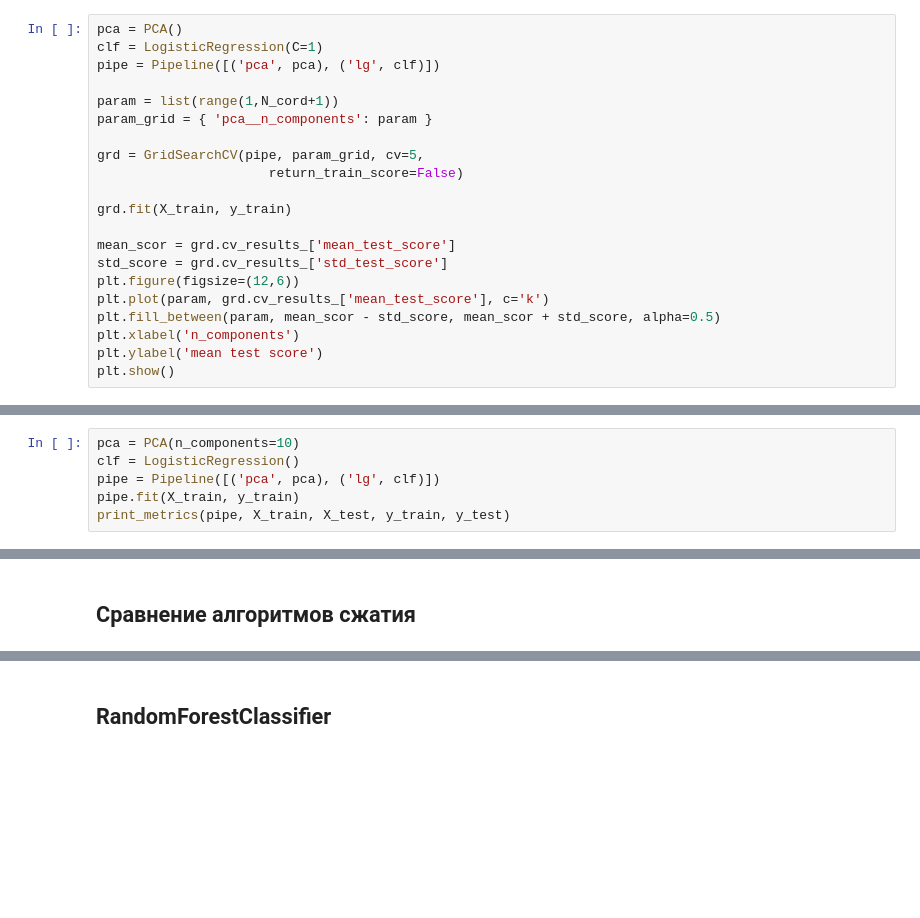
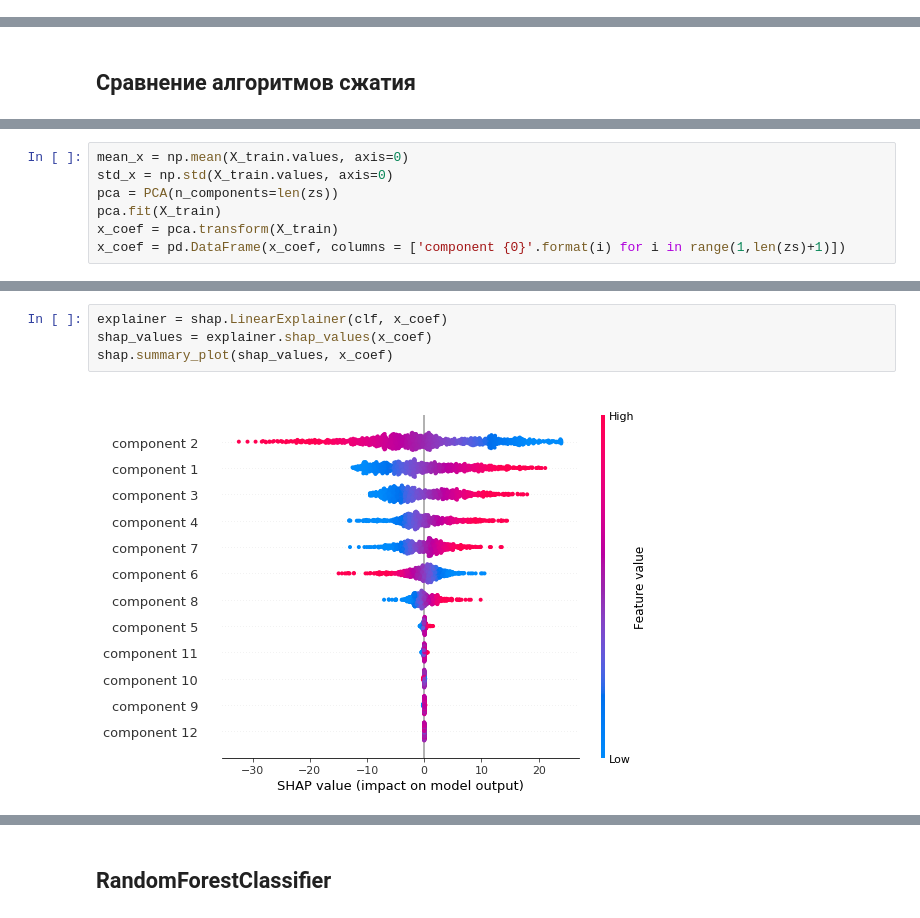
Before and after one commit to WadimZakharov/decompos_SSP, a Jupyter notebook: classif/classification winter summer.ipynb, the cells around one changed output, grey strips where cells are left out. Saved outputs shown, nothing was run; the diff lists cells and outputs as text; blank space fills up the shorter version.

```diff
--- a/classif/classification winter summer.ipynb
+++ b/classif/classification winter summer.ipynb
@@ -207,21 +141,0 @@ Min Brier score is 0.005 with threshold = 0.08
-# %%
-pca = PCA()
-clf = LogisticRegression(C=1)
-pipe = Pipeline([('pca', pca), ('lg', clf)])
-
-param = list(range(1,N_cord+1))
-param_grid = { 'pca__n_components': param }
-
-grd = GridSearchCV(pipe, param_grid, cv=5,
-                      return_train_score=False)
-
-grd.fit(X_train, y_train)
-
-mean_scor = grd.cv_results_['mean_test_score']
-std_score = grd.cv_results_['std_test_score']
-plt.figure(figsize=(12,6))
-plt.plot(param, grd.cv_results_['mean_test_score'], c='k')
-plt.fill_between(param, mean_scor - std_score, mean_scor + std_score, alpha=0.5)
-plt.xlabel('n_components')
-plt.ylabel('mean test score')
-plt.show()
@@ -230,6 +141,0 @@ plt.show()
-# %%
-pca = PCA(n_components=10)
-clf = LogisticRegression()
-pipe = Pipeline([('pca', pca), ('lg', clf)])
-pipe.fit(X_train, y_train)
-print_metrics(pipe, X_train, X_test, y_train, y_test)
@@ -275,0 +185,7 @@ Use tf.cast instead.
+# %%
+mean_x = np.mean(X_train.values, axis=0)
+std_x = np.std(X_train.values, axis=0)
+pca = PCA(n_components=len(zs))
+pca.fit(X_train)
+x_coef = pca.transform(X_train)
+x_coef = pd.DataFrame(x_coef, columns = ['component {0}'.format(i) for i in range(1,len(zs)+1)])
@@ -275,0 +204,6 @@ Use tf.cast instead.
+# %%
+explainer = shap.LinearExplainer(clf, x_coef)
+shap_values = explainer.shap_values(x_coef)
+shap.summary_plot(shap_values, x_coef)
+# %% [output]
+[figure, added]
```
Also changed, not shown: parts of 46 cells of this notebook, 3 other files.
